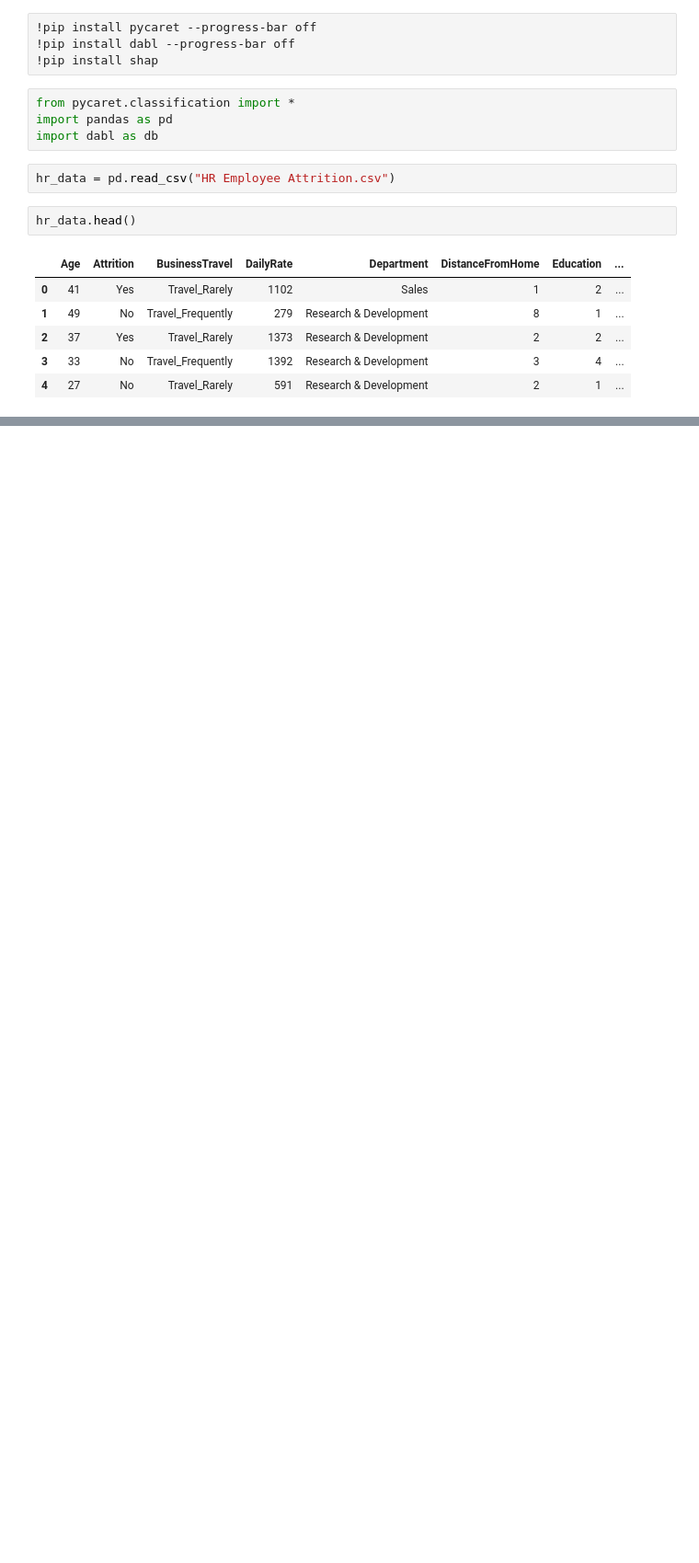
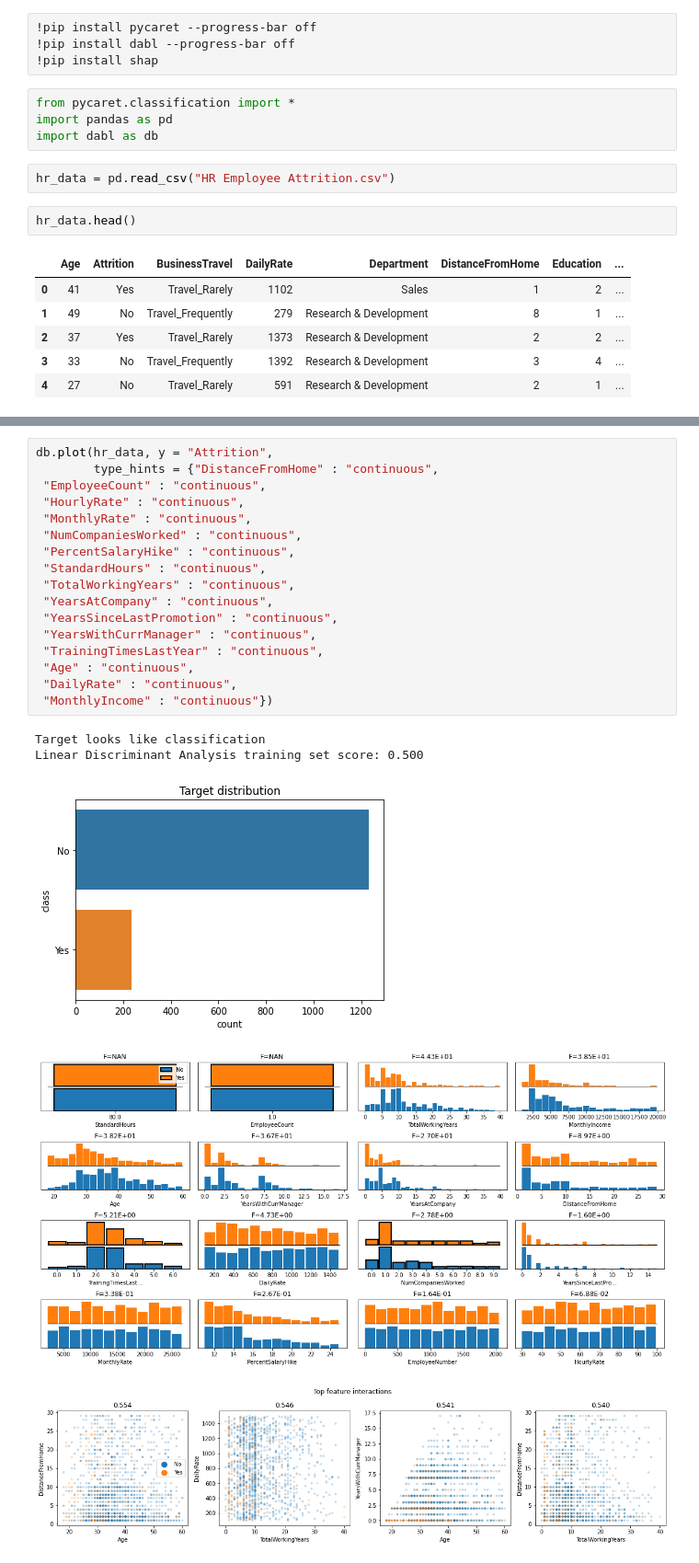
Before and after one commit to Oufattole/HR-Attrition, a Jupyter notebook: Predicting_employee_attrition.ipynb, the cells around one changed output, grey strips where cells are left out. Shown at 92% size. Saved outputs shown, nothing was run; the diff lists cells and outputs as text; blank space fills up the shorter version.

Commit message:
Updated plots.

```diff
--- a/Predicting_employee_attrition.ipynb
+++ b/Predicting_employee_attrition.ipynb
@@ -30,0 +36,23 @@ Linear Discriminant Analysis training set score: 0.502
+# %%
+db.plot(hr_data, y = "Attrition",
+        type_hints = {"DistanceFromHome" : "continuous",
+ "EmployeeCount" : "continuous",
+ "HourlyRate" : "continuous",
+ "MonthlyRate" : "continuous",
+ "NumCompaniesWorked" : "continuous",
+ "PercentSalaryHike" : "continuous",
+ "StandardHours" : "continuous",
+ "TotalWorkingYears" : "continuous",
+ "YearsAtCompany" : "continuous",
+ "YearsSinceLastPromotion" : "continuous",
+ "YearsWithCurrManager" : "continuous",
+ "TrainingTimesLastYear" : "continuous",
+ "Age" : "continuous",
+ "DailyRate" : "continuous",
+ "MonthlyIncome" : "continuous"})
+# %% [output]
+Target looks like classification
+Linear Discriminant Analysis training set score: 0.500
+[figure, added]
+[figure, added]
+[figure, added]
```
Also changed, not shown: parts of 13 cells of this notebook.
